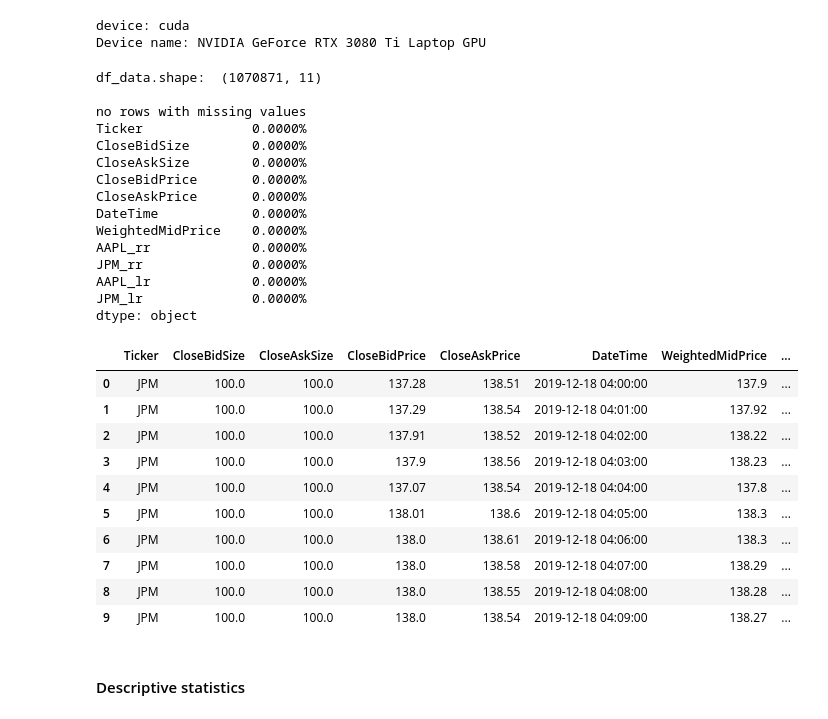
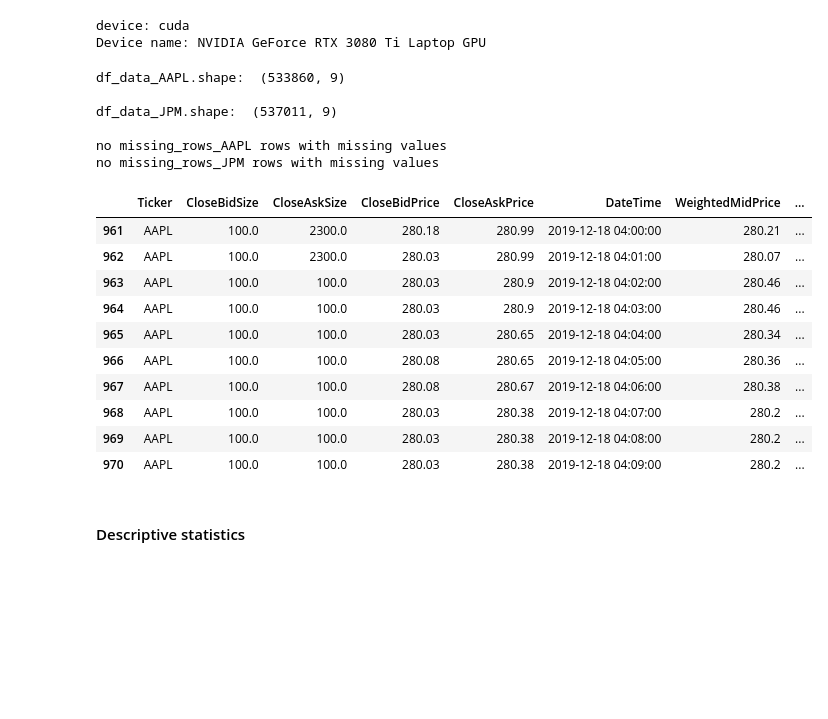
Before and after one commit to g-i-o-r-g-i-o/volgpt, a Jupyter notebook: volgpt_data.ipynb, the cells around one changed output. Drawn from its saved outputs; the diff is of its cells as text; code cells hidden in the pictures; blank space fills up the shorter version.

```diff
--- a/volgpt_data.ipynb
+++ b/volgpt_data.ipynb
@@ -55,48 +55,42 @@ Device name: NVIDIA GeForce RTX 3080 Ti Laptop GPU
 # %%
 import pandas as pd
 from volgpt_data import high_frequency_data
 pd.set_option('display.width', 1000)  # Set pandas display width to 1000 characters
 
-df_data, df_data_AAPL, df_data_JPM, AAPL_rr, JPM_rr, AAPL_lr, JPM_lr, AAPL_stats, JPM_stats = high_frequency_data()
-missing_rows = df_data[df_data.isnull().any(axis=1)] # Check for rows with missing values
+df_data_AAPL, df_data_JPM, AAPL_rr, JPM_rr, AAPL_lr, JPM_lr, AAPL_stats, JPM_stats = high_frequency_data()
+missing_rows_AAPL = df_data_AAPL[df_data_AAPL.isnull().any(axis=1)] # Check for rows with missing values, AAPL
+missing_rows_JPM = df_data_JPM[df_data_JPM.isnull().any(axis=1)] # Check for rows with missing values, JPM
 
-print('df_data.shape: ', df_data.shape, '\n')
-if missing_rows.shape[0] == 0:
-    print("no rows with missing values")
+print('df_data_AAPL.shape: ', df_data_AAPL.shape, '\n')
+print('df_data_JPM.shape: ', df_data_JPM.shape, '\n')
+if missing_rows_AAPL.shape[0] == 0:
+    print("no missing_rows_AAPL rows with missing values")
 else:
-    print('missing rows: ', missing_rows.shape, '\n') # print number of rows with missing values
+    print('missing AAPL rows: ', missing_rows_AAPL.shape, '\n') # print number of rows with missing values
+if missing_rows_JPM.shape[0] == 0:
+    print("no missing_rows_JPM rows with missing values")
+else:
+    print('missing JPM rows: ', missing_rows_JPM.shape, '\n') # print number of rows with missing values
 
-prop_missing = (df_data.isna().sum() + (df_data == 0).sum()) / len(df_data) # proportion of missing values and zero values by column
-print(prop_missing.map('{:.4%}'.format), '\n')  # Format as a percentage to 4dp
-
-df_data.head(10)
+df_data_AAPL.head(10)
 # %% [output]
-df_data.shape:  (1070871, 11)
+df_data_AAPL.shape:  (533860, 9)
 
-no rows with missing values
-Ticker              0.0000%
-CloseBidSize        0.0000%
-CloseAskSize        0.0000%
-CloseBidPrice       0.0000%
-CloseAskPrice       0.0000%
-DateTime            0.0000%
-WeightedMidPrice    0.0000%
-AAPL_rr             0.0000%
-JPM_rr              0.0000%
-AAPL_lr             0.0000%
-JPM_lr              0.0000%
-dtype: object
+df_data_JPM.shape:  (537011, 9)
+
+no missing_rows_AAPL rows with missing values
+no missing_rows_JPM rows with missing values
 |  | Ticker | CloseBidSize | CloseAskSize | CloseBidPrice | CloseAskPrice | DateTime | WeightedMidPrice | ... |
-| 0 | JPM | 100.0 | 100.0 | 137.28 | 138.51 | 2019-12-18 04:00:00 | 137.9 | ... |
-| 1 | JPM | 100.0 | 100.0 | 137.29 | 138.54 | 2019-12-18 04:01:00 | 137.92 | ... |
-| 2 | JPM | 100.0 | 100.0 | 137.91 | 138.52 | 2019-12-18 04:02:00 | 138.22 | ... |
-| 3 | JPM | 100.0 | 100.0 | 137.9 | 138.56 | 2019-12-18 04:03:00 | 138.23 | ... |
-| 4 | JPM | 100.0 | 100.0 | 137.07 | 138.54 | 2019-12-18 04:04:00 | 137.8 | ... |
-| 5 | JPM | 100.0 | 100.0 | 138.01 | 138.6 | 2019-12-18 04:05:00 | 138.3 | ... |
-| 6 | JPM | 100.0 | 100.0 | 138.0 | 138.61 | 2019-12-18 04:06:00 | 138.3 | ... |
-| 7 | JPM | 100.0 | 100.0 | 138.0 | 138.58 | 2019-12-18 04:07:00 | 138.29 | ... |
-| 8 | JPM | 100.0 | 100.0 | 138.0 | 138.55 | 2019-12-18 04:08:00 | 138.28 | ... |
-| 9 | JPM | 100.0 | 100.0 | 138.0 | 138.54 | 2019-12-18 04:09:00 | 138.27 | ... |
+| 961 | AAPL | 100.0 | 2300.0 | 280.18 | 280.99 | 2019-12-18 04:00:00 | 280.21 | ... |
+| 962 | AAPL | 100.0 | 2300.0 | 280.03 | 280.99 | 2019-12-18 04:01:00 | 280.07 | ... |
+| 963 | AAPL | 100.0 | 100.0 | 280.03 | 280.9 | 2019-12-18 04:02:00 | 280.46 | ... |
+| 964 | AAPL | 100.0 | 100.0 | 280.03 | 280.9 | 2019-12-18 04:03:00 | 280.46 | ... |
+| 965 | AAPL | 100.0 | 100.0 | 280.03 | 280.65 | 2019-12-18 04:04:00 | 280.34 | ... |
+| 966 | AAPL | 100.0 | 100.0 | 280.08 | 280.65 | 2019-12-18 04:05:00 | 280.36 | ... |
+| 967 | AAPL | 100.0 | 100.0 | 280.08 | 280.67 | 2019-12-18 04:06:00 | 280.38 | ... |
+| 968 | AAPL | 100.0 | 100.0 | 280.03 | 280.38 | 2019-12-18 04:07:00 | 280.2 | ... |
+| 969 | AAPL | 100.0 | 100.0 | 280.03 | 280.38 | 2019-12-18 04:08:00 | 280.2 | ... |
+| 970 | AAPL | 100.0 | 100.0 | 280.03 | 280.38 | 2019-12-18 04:09:00 | 280.2 | ... |
 # %% [markdown]
 #### Descriptive statistics
 # %%
```
Also changed, not shown: parts of 19 cells of this notebook, 2 other files.
